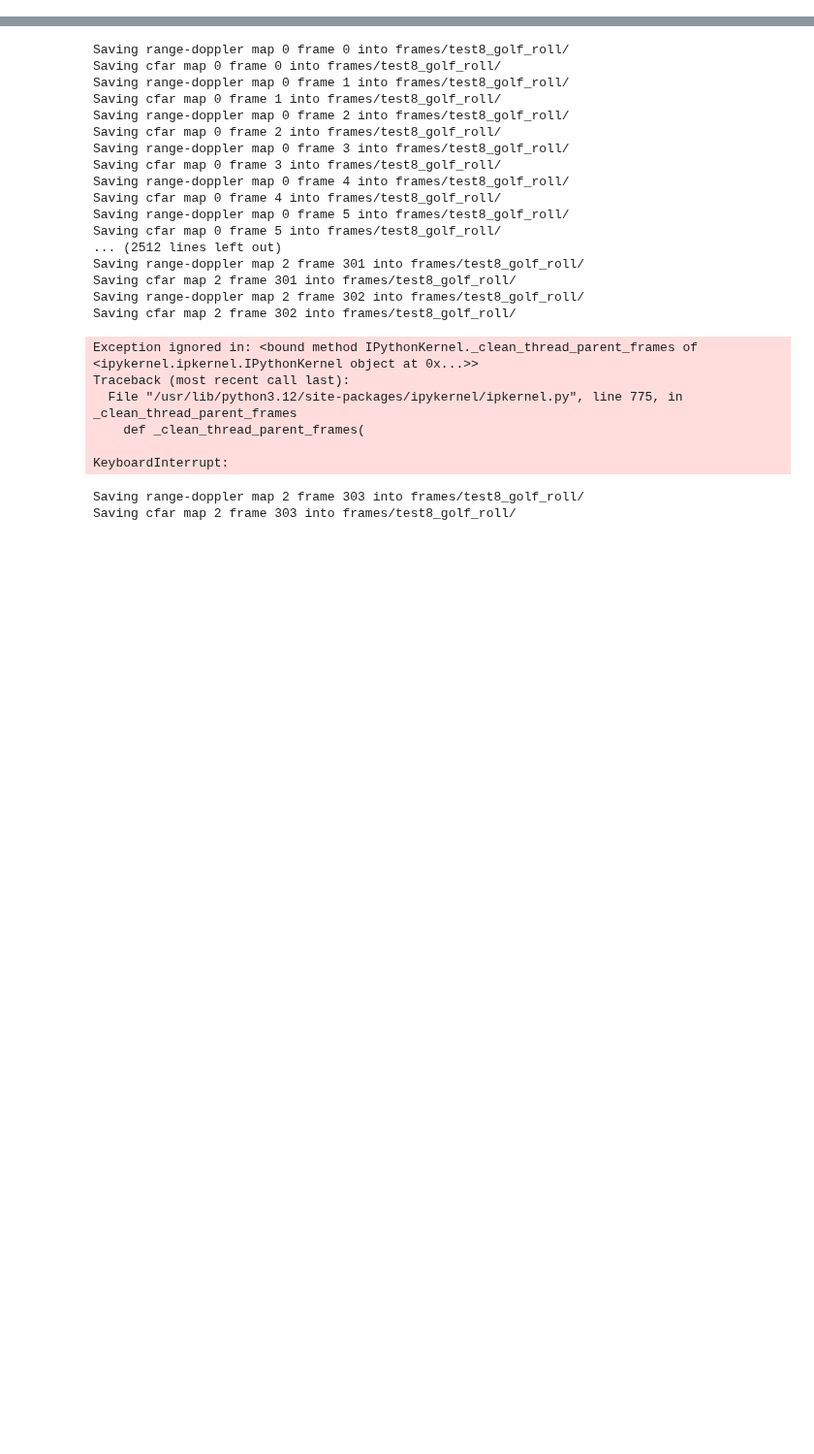
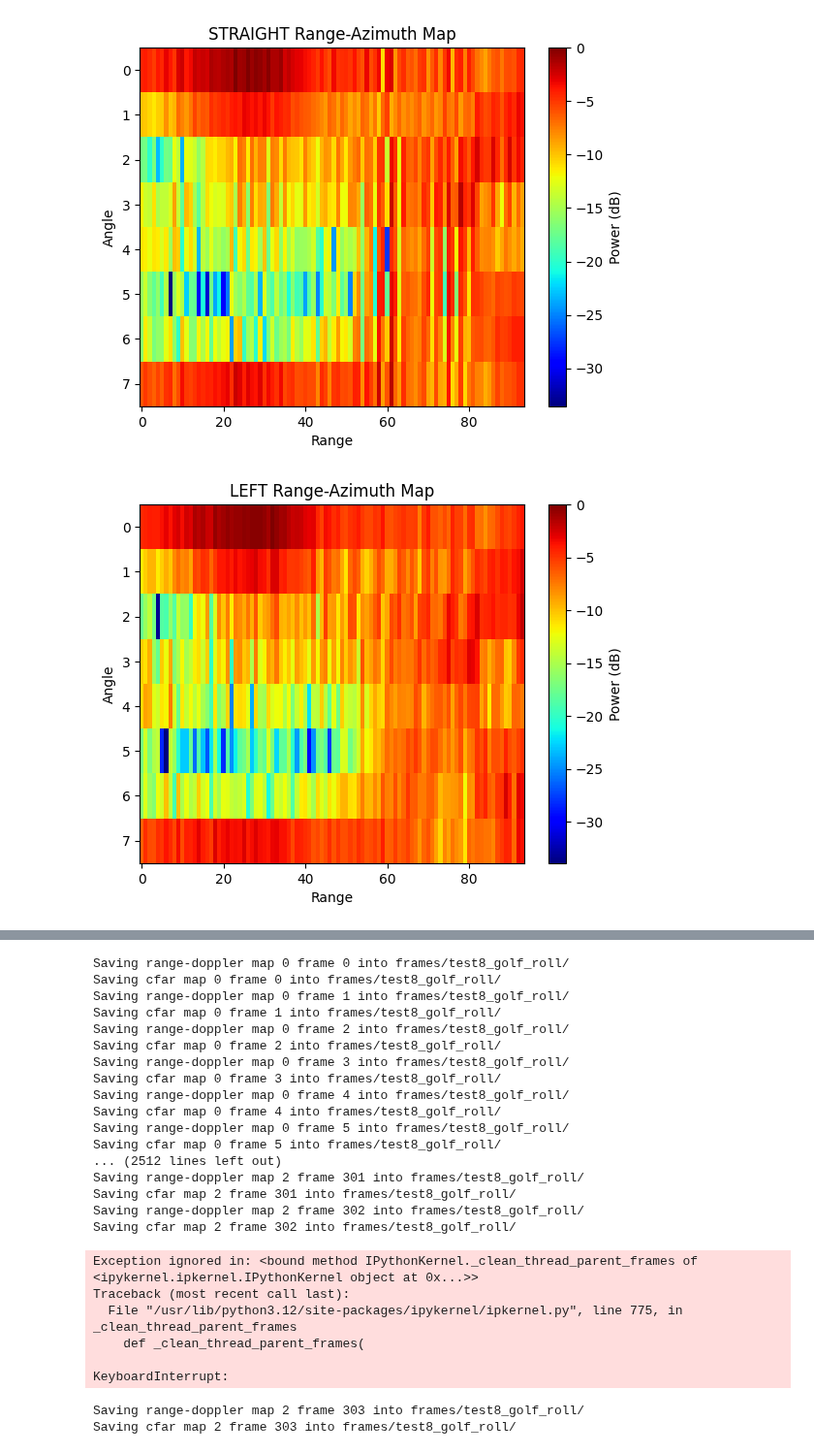
Before and after one commit to HarryPaniccc/4022S_code, a Jupyter notebook: golfball_finder.ipynb, the cells around one changed output, grey strips where cells are left out. Shown at 97% size. Cells and saved outputs as stored; diff of their text form; code cells hidden in the pictures; blank space fills up the shorter version.

```diff
--- a/golfball_finder.ipynb
+++ b/golfball_finder.ipynb
@@ -76,0 +78,43 @@ rd_map = range_doppler_map(target_test, frame_number, True)
+# %%
+# Cutting it close but hey if I can make a range angle map thatll be a banger
+# Starting time: 13:58
+# These should have relatively clear targets showing up but the environment was just too cluttered
+# Ending time: 14:30
+
+
+plt.figure()
+plt.imshow(rotated_ra_data, aspect='auto', cmap='jet')
+plt.title('STRAIGHT Range-Azimuth Map')
+plt.xlabel('Range')
+plt.ylabel('Angle')
+plt.colorbar(label='Power (dB)')
+plt.show()
+
+target_test = session5_data[5][left_test_number]
+frame_data = target_test[f'Sensors/TI_Radar/Data/Frame_{left_frame_number}/frame_data']
+range_azimuth_data = azimuth_sum(azimuth_fft(frame_data,0))
+rotated_ra_data = np.rot90(range_azimuth_data)
+
+plt.figure()
+plt.imshow(rotated_ra_data, aspect='auto', cmap='jet')
+plt.title('LEFT Range-Azimuth Map')
+plt.xlabel('Range')
+plt.ylabel('Angle')
+plt.colorbar(label='Power (dB)')
+plt.show()
+
+target_test = session5_data[5][right_test_number]
+frame_data = target_test[f'Sensors/TI_Radar/Data/Frame_{right_frame_number}/frame_data']
+range_azimuth_data = azimuth_sum(azimuth_fft(frame_data,0))
+rotated_ra_data = np.rot90(range_azimuth_data)
+
+plt.figure()
+plt.imshow(rotated_ra_data, aspect='auto', cmap='jet')
+plt.title('RIGHT Range-Azimuth Map')
+plt.xlabel('Range')
+plt.ylabel('Angle')
+plt.colorbar(label='Power (dB)')
+plt.show()
+# %% [output]
+[figure, added]
+[figure, added]
```
Also changed, not shown: parts of 6 cells of this notebook, 1 other file.
